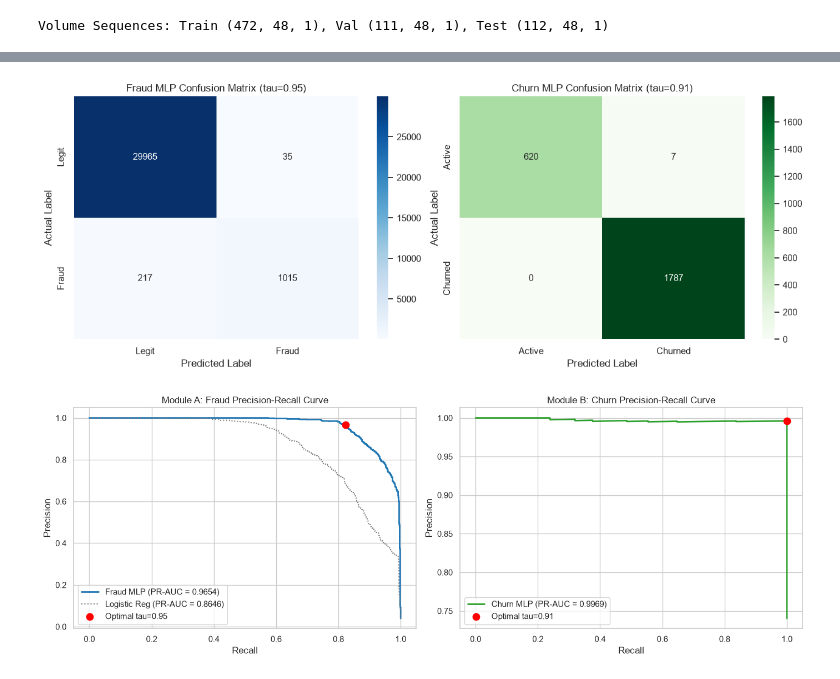
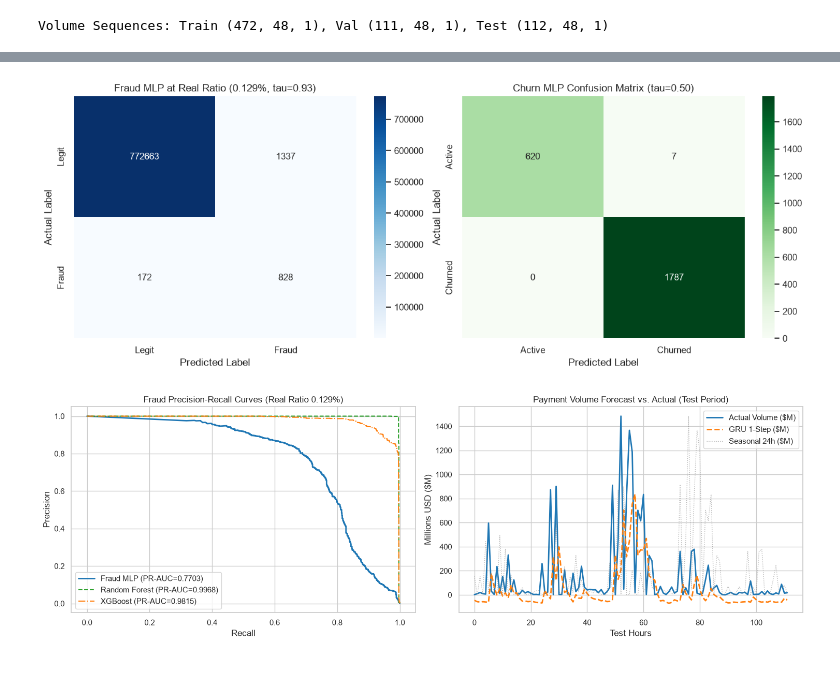
Before and after one commit to Swarnim-Singh-byte/PayPal-Merchant-Guard, a Jupyter notebook: paypal_merchant_guard.ipynb, the cells around one changed output, grey strips where cells are left out. Drawn from its saved outputs; the diff is of its cells as text; code cells hidden in the pictures.

Commit message:
Enhance evaluation: real ratio, stronger baselines, robustness, explainability, lively app

```diff
--- a/paypal_merchant_guard.ipynb
+++ b/paypal_merchant_guard.ipynb
@@ -545,8 +481,8 @@ hist_f_s2 = mlp_fraud_s2.fit(
 )
 
 # Pick best Fraud model
-val_f1_s1 = f1_score(y_va_f, (mlp_fraud_s1.predict(X_va_f_scaled).ravel() >= 0.5).astype(int))
-val_f1_s2 = f1_score(y_va_f, (mlp_fraud_s2.predict(X_va_f_scaled).ravel() >= 0.5).astype(int))
+val_f1_s1 = f1_score(y_va_f, (mlp_fraud_s1.predict(X_va_f_scaled, verbose=0).ravel() >= 0.5).astype(int))
+val_f1_s2 = f1_score(y_va_f, (mlp_fraud_s2.predict(X_va_f_scaled, verbose=0).ravel() >= 0.5).astype(int))
 best_fraud_model = mlp_fraud_s1 if val_f1_s1 >= val_f1_s2 else mlp_fraud_s2
 best_fraud_model.save("models/fraud_mlp.keras")
 print(f"\nSetting 1 Val F1: {val_f1_s1:.4f} | Setting 2 Val F1: {val_f1_s2:.4f} -> Saved best model.")
@@ -682,8 +618,8 @@ hist_lstm = lstm_model.fit(
 )
 
 # Pick best forecaster
-val_pred_gru1 = scaler_forecast.inverse_transform(gru_s1.predict(X_va_seq))
-val_pred_gru2 = scaler_forecast.inverse_transform(gru_s2.predict(X_va_seq))
+val_pred_gru1 = scaler_forecast.inverse_transform(gru_s1.predict(X_va_seq, verbose=0))
+val_pred_gru2 = scaler_forecast.inverse_transform(gru_s2.predict(X_va_seq, verbose=0))
 val_actual = scaler_forecast.inverse_transform(y_va_seq)
 mae_gru1 = mean_absolute_error(val_actual, val_pred_gru1)
 mae_gru2 = mean_absolute_error(val_actual, val_pred_gru2)
@@ -922,48 +975,55 @@ plt.show()
 # %%
-# 2. Confusion Matrix Heatmaps
+# 2. Confusion Matrix Heatmaps at Real Class Ratio
 fig, axes = plt.subplots(1, 2, figsize=(13, 5))
 
-cm_fraud = confusion_matrix(y_te_f, y_pred_mlp_f)
-cm_churn = confusion_matrix(y_te_c, y_pred_mlp_c)
+cm_fraud_real = res_fraud_real.iloc[-1]['CM']
+cm_churn = confusion_matrix(y_te_c, (p_mlp_c >= 0.5).astype(int))
 
-sns.heatmap(cm_fraud, annot=True, fmt='d', cmap='Blues', ax=axes[0],
+sns.heatmap(cm_fraud_real, annot=True, fmt='d', cmap='Blues', ax=axes[0],
             xticklabels=['Legit', 'Fraud'], yticklabels=['Legit', 'Fraud'])
-axes[0].set_title(f"Fraud MLP Confusion Matrix (tau={opt_thresh_f:.2f})")
+axes[0].set_title(f"Fraud MLP at Real Ratio (0.129%, tau={opt_thresh_f:.2f})")
 axes[0].set_xlabel("Predicted Label")
 axes[0].set_ylabel("Actual Label")
 
 sns.heatmap(cm_churn, annot=True, fmt='d', cmap='Greens', ax=axes[1],
             xticklabels=['Active', 'Churned'], yticklabels=['Active', 'Churned'])
-axes[1].set_title(f"Churn MLP Confusion Matrix (tau={opt_thresh_c:.2f})")
+axes[1].set_title("Churn MLP Confusion Matrix (tau=0.50)")
 axes[1].set_xlabel("Predicted Label")
 axes[1].set_ylabel("Actual Label")
 
 plt.tight_layout()
 plt.show()
 # %% [output]
-[figure, old version]
+[figure, new version]
 # %%
-# 3. Precision-Recall Curves with Optimal Thresholds
-fig, axes = plt.subplots(1, 2, figsize=(14, 5))
+# 3. Precision-Recall Curves at Real Ratio & Cash-Flow Forecast
+fig, axes = plt.subplots(1, 2, figsize=(15, 5))
 
-# Fraud PR Curve
-axes[0].plot(r_mlp_f, p_mlp_f, label=f'Fraud MLP (PR-AUC = {pr_auc_mlp_f:.4f})', color='#1f77b4', lw=2)
-axes[0].plot(r_cur_lr, p_cur_lr, label=f'Logistic Reg (PR-AUC = {pr_auc_lr_f:.4f})', color='#7f7f7f', lw=1.5, linestyle=':')
-axes[0].scatter(rec_mlp_f, prec_mlp_f, color='red', s=80, zorder=5, label=f'Optimal tau={opt_thresh_f:.2f}')
-axes[0].set_title("Module A: Fraud Precision-Recall Curve")
+# Real Ratio PR Curve
+p_curve_real, r_curve_real, _ = precision_recall_curve(y_te_real, prob_mlp_f)
+pr_auc_real = auc(r_curve_real, p_curve_real)
+p_cur_rf, r_cur_rf, _ = precision_recall_curve(y_te_real, prob_rf_f)
+p_cur_xgb, r_cur_xgb, _ = precision_recall_curve(y_te_real, prob_xgb_f)
+
+axes[0].plot(r_curve_real, p_curve_real, label=f'Fraud MLP (PR-AUC={pr_auc_real:.4f})', color='#1f77b4', lw=2)
+axes[0].plot(r_cur_rf, p_cur_rf, label=f'Random Forest (PR-AUC={auc(r_cur_rf, p_cur_rf):.4f})', color='#2ca02c', lw=1.5, linestyle='--')
+axes[0].plot(r_cur_xgb, p_cur_xgb, label=f'XGBoost (PR-AUC={auc(r_cur_xgb, p_cur_xgb):.4f})', color='#ff7f0e', lw=1.5, linestyle='-.')
+axes[0].set_title("Fraud Precision-Recall Curves (Real Ratio 0.129%)")
 axes[0].set_xlabel("Recall")
 axes[0].set_ylabel("Precision")
 axes[0].legend(loc="lower left")
 
-# Churn PR Curve
-axes[1].plot(r_mlp_c, p_mlp_c, label=f'Churn MLP (PR-AUC = {pr_auc_mlp_c:.4f})', color='#2ca02c', lw=2)
-axes[1].scatter(rec_mlp_c, prec_mlp_c, color='red', s=80, zorder=5, label=f'Optimal tau={opt_thresh_c:.2f}')
-axes[1].set_title("Module B: Churn Precision-Recall Curve")
-axes[1].set_xlabel("Recall")
-axes[1].set_ylabel("Precision")
-axes[1].legend(loc="lower left")
+# Forecast vs Actual
+time_idx = np.arange(len(y_te_actual))
+axes[1].plot(time_idx, y_te_actual / 1e6, label='Actual Volume ($M)', color='#1f77b4', lw=2)
+axes[1].plot(time_idx, pred_gru / 1e6, label='GRU 1-Step ($M)', color='#ff7f0e', lw=2, linestyle='--')
+axes[1].plot(time_idx, pred_seasonal / 1e6, label='Seasonal 24h ($M)', color='#7f7f7f', lw=1, alpha=0.6, linestyle=':')
+axes[1].set_title("Payment Volume Forecast vs. Actual (Test Period)")
+axes[1].set_xlabel("Test Hours")
+axes[1].set_ylabel("Millions USD ($M)")
+axes[1].legend(loc="upper right")
 
 plt.tight_layout()
 plt.show()
 # %% [output]
-[figure, old version]
+[figure, new version]
```
Also changed, not shown: parts of 32 cells of this notebook, 14 other files.
